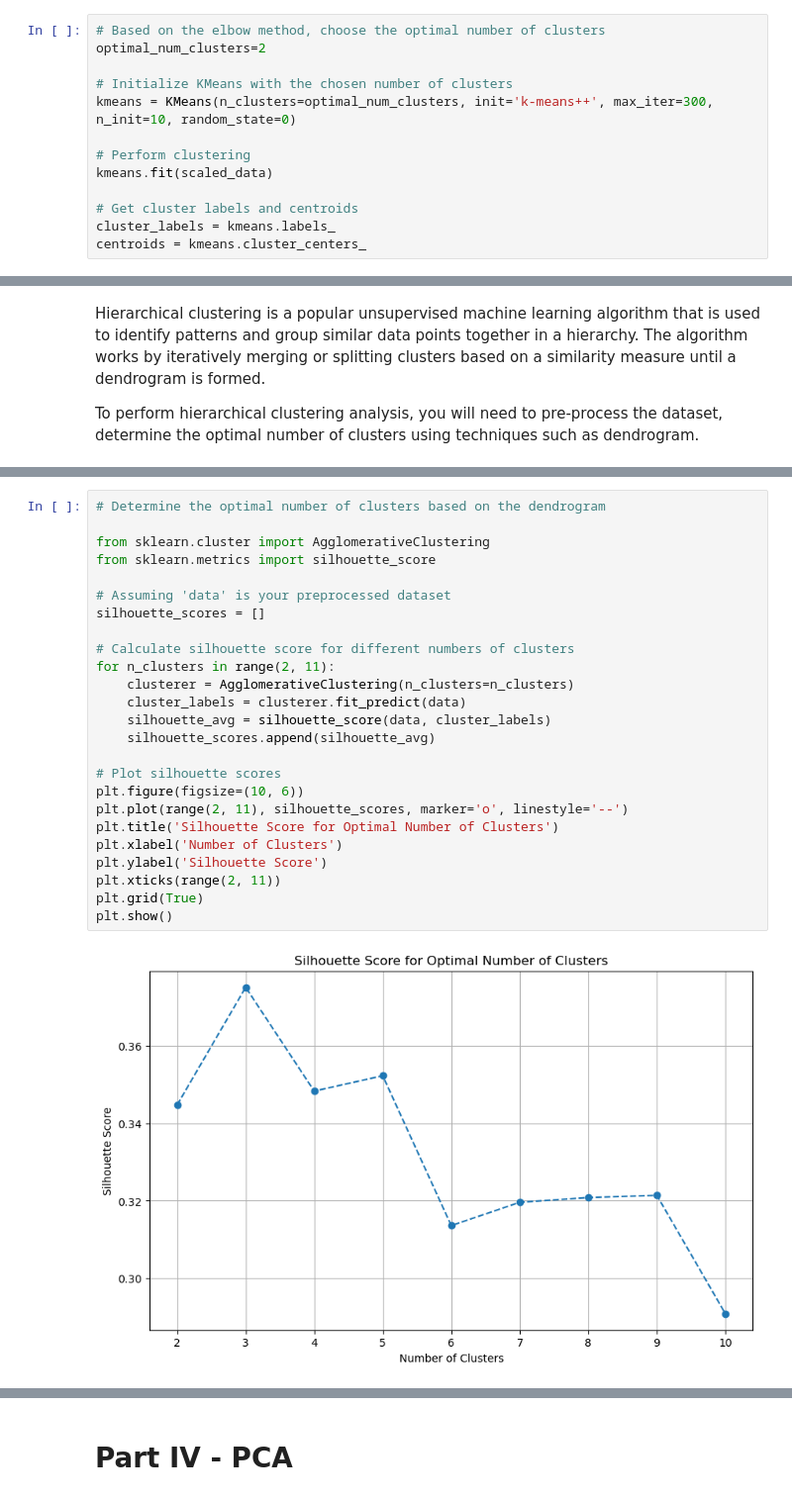
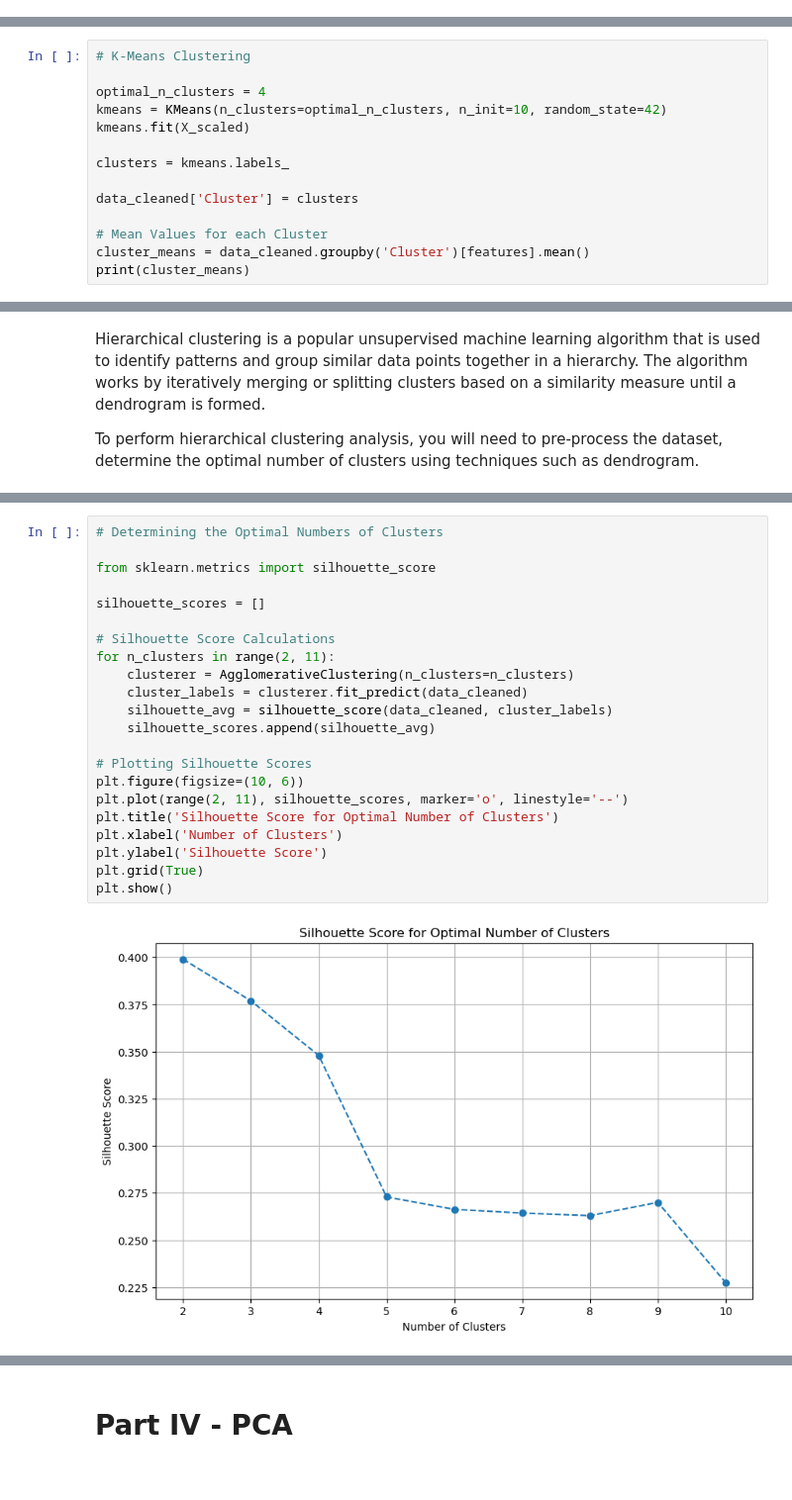
Before and after one commit to selwynreu/unsupervised-learning-project, a Jupyter notebook: Unsupervised Learning - Project.ipynb, the cells around one changed output, grey strips where cells are left out. Shown: that part at 99% size. Drawn from its saved outputs; the diff is of its cells as text.

```diff
--- a/Unsupervised Learning - Project.ipynb
+++ b/Unsupervised Learning - Project.ipynb
@@ -190,13 +171,0 @@ plt.show()
-# %%
-# Based on the elbow method, choose the optimal number of clusters
-optimal_num_clusters=2
-
-# Initialize KMeans with the chosen number of clusters
-kmeans = KMeans(n_clusters=optimal_num_clusters, init='k-means++', max_iter=300, n_init=10, random_state=0)
-
-# Perform clustering
-kmeans.fit(scaled_data)
-
-# Get cluster labels and centroids
-cluster_labels = kmeans.labels_
-centroids = kmeans.cluster_centers_
@@ -202,0 +174,14 @@ centroids = kmeans.cluster_centers_
+# %%
+# K-Means Clustering
+
+optimal_n_clusters = 4
+kmeans = KMeans(n_clusters=optimal_n_clusters, n_init=10, random_state=42)
+kmeans.fit(X_scaled)
+
+clusters = kmeans.labels_
+
+data_cleaned['Cluster'] = clusters
+
+# Mean Values for each Cluster
+cluster_means = data_cleaned.groupby('Cluster')[features].mean()
+print(cluster_means)
@@ -226,27 +242,24 @@ plt.show()
 # %%
-# Determine the optimal number of clusters based on the dendrogram
+# Determining the Optimal Numbers of Clusters
 
-from sklearn.cluster import AgglomerativeClustering
 from sklearn.metrics import silhouette_score
 
-# Assuming 'data' is your preprocessed dataset
 silhouette_scores = []
 
-# Calculate silhouette score for different numbers of clusters
+# Silhouette Score Calculations
 for n_clusters in range(2, 11):
     clusterer = AgglomerativeClustering(n_clusters=n_clusters)
-    cluster_labels = clusterer.fit_predict(data)
-    silhouette_avg = silhouette_score(data, cluster_labels)
+    cluster_labels = clusterer.fit_predict(data_cleaned)
+    silhouette_avg = silhouette_score(data_cleaned, cluster_labels)
     silhouette_scores.append(silhouette_avg)
 
-# Plot silhouette scores
+# Plotting Silhouette Scores
 plt.figure(figsize=(10, 6))
 plt.plot(range(2, 11), silhouette_scores, marker='o', linestyle='--')
 plt.title('Silhouette Score for Optimal Number of Clusters')
 plt.xlabel('Number of Clusters')
 plt.ylabel('Silhouette Score')
-plt.xticks(range(2, 11))
 plt.grid(True)
 plt.show()
 # %% [output]
-[figure, old version]
+[figure, new version]
```
Also changed, not shown: parts of 37 cells of this notebook.
